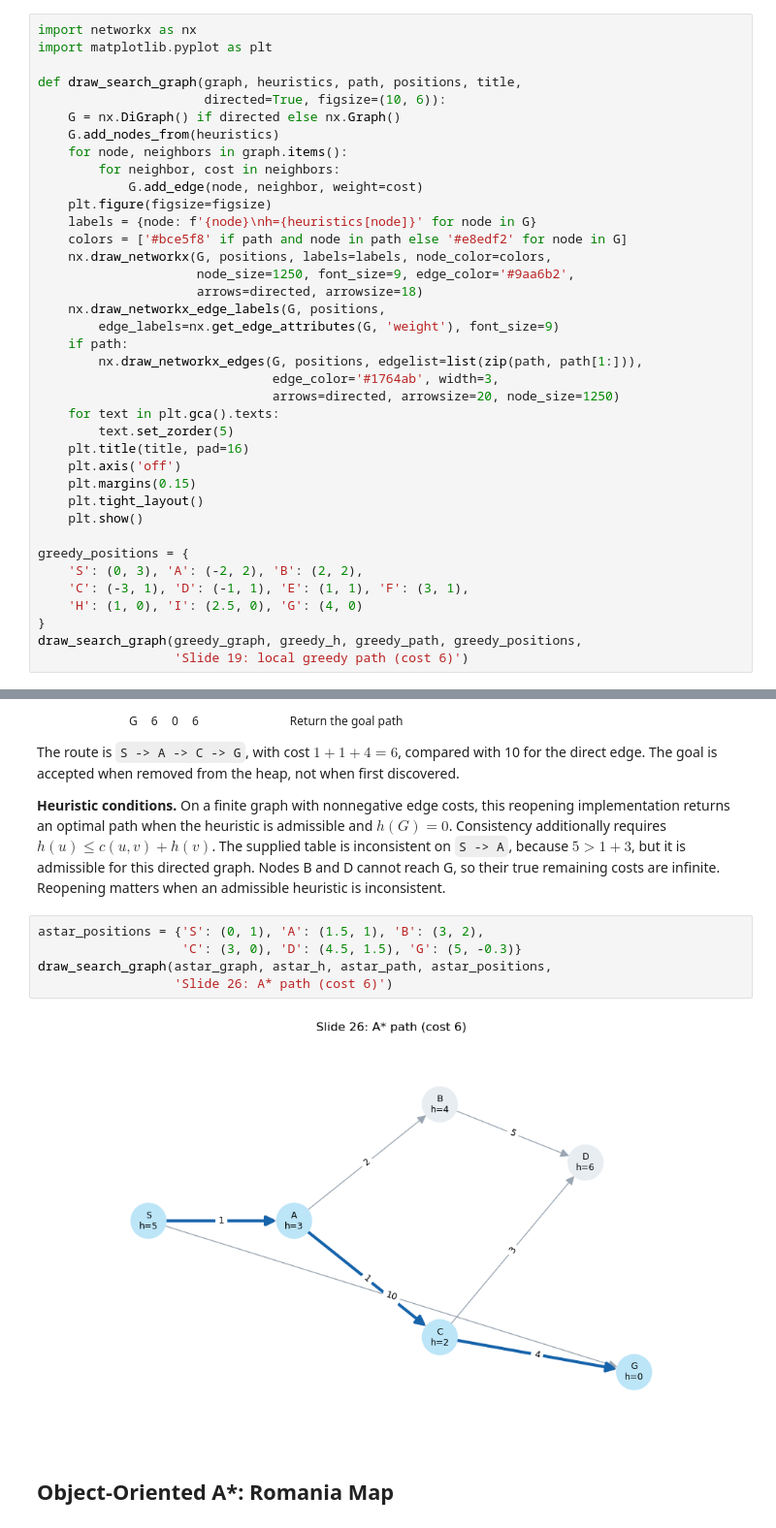
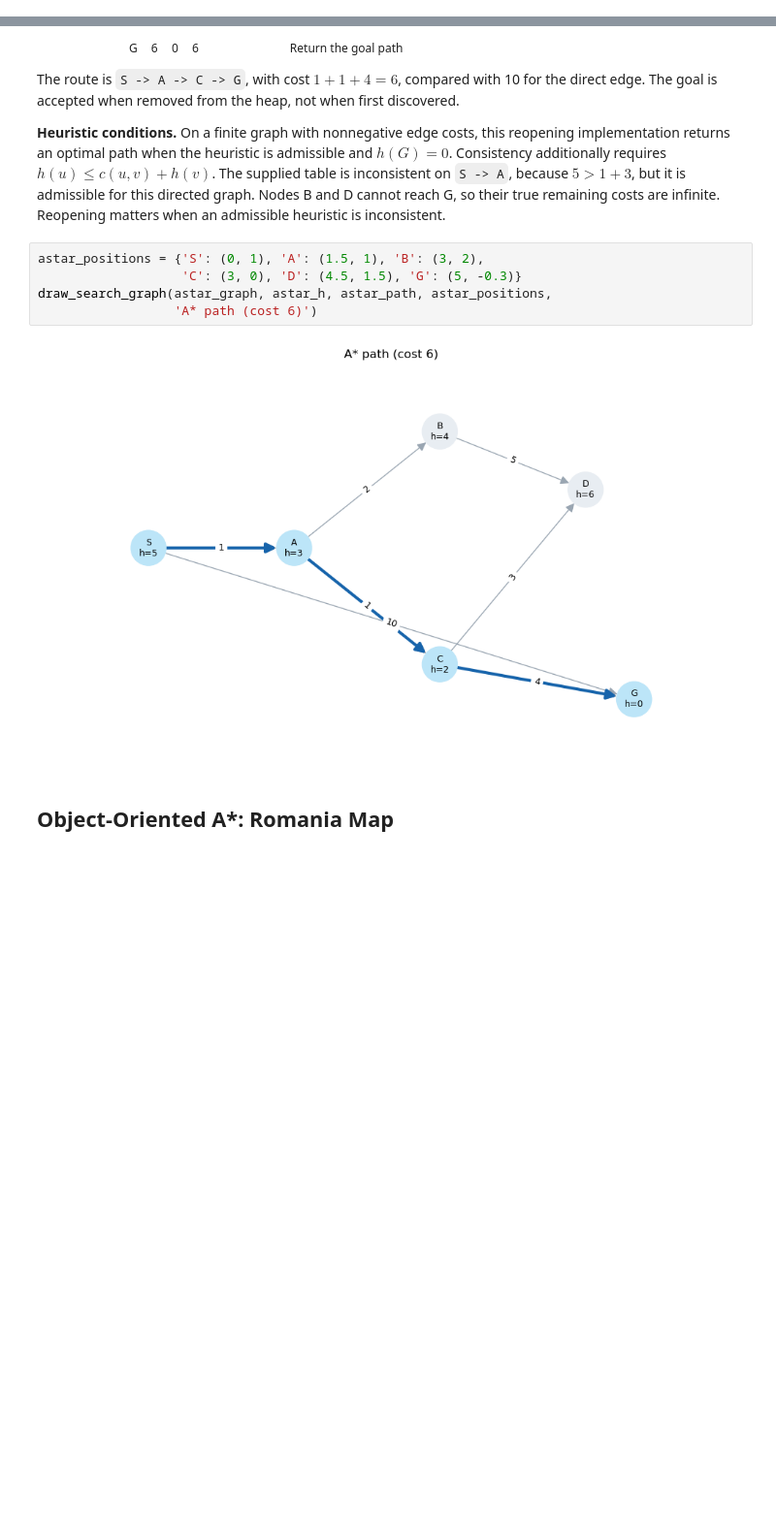
Before and after one commit to jalil-piran/AI, a Jupyter notebook: AI_2026.ipynb, the cells around one changed output, grey strips where cells are left out. Shown at 97% size. Saved outputs shown, nothing was run; the diff lists cells and outputs as text; blank space fills up the shorter version.

```diff
--- a/AI_2026.ipynb
+++ b/AI_2026.ipynb
@@ -379,38 +701,0 @@ The returned path is `S -> B -> F -> G`, with cost $2+1+3=6$. The costs are used
-# %%
-import networkx as nx
-import matplotlib.pyplot as plt
-
-def draw_search_graph(graph, heuristics, path, positions, title,
-                      directed=True, figsize=(10, 6)):
-    G = nx.DiGraph() if directed else nx.Graph()
-    G.add_nodes_from(heuristics)
-    for node, neighbors in graph.items():
-        for neighbor, cost in neighbors:
-            G.add_edge(node, neighbor, weight=cost)
-    plt.figure(figsize=figsize)
-    labels = {node: f'{node}\nh={heuristics[node]}' for node in G}
-    colors = ['#bce5f8' if path and node in path else '#e8edf2' for node in G]
-    nx.draw_networkx(G, positions, labels=labels, node_color=colors,
-                     node_size=1250, font_size=9, edge_color='#9aa6b2',
-                     arrows=directed, arrowsize=18)
-    nx.draw_networkx_edge_labels(G, positions,
-        edge_labels=nx.get_edge_attributes(G, 'weight'), font_size=9)
-    if path:
-        nx.draw_networkx_edges(G, positions, edgelist=list(zip(path, path[1:])),
-                               edge_color='#1764ab', width=3,
-                               arrows=directed, arrowsize=20, node_size=1250)
-    for text in plt.gca().texts:
-        text.set_zorder(5)
-    plt.title(title, pad=16)
-    plt.axis('off')
-    plt.margins(0.15)
-    plt.tight_layout()
-    plt.show()
-
-greedy_positions = {
-    'S': (0, 3), 'A': (-2, 2), 'B': (2, 2),
-    'C': (-3, 1), 'D': (-1, 1), 'E': (1, 1), 'F': (3, 1),
-    'H': (1, 0), 'I': (2.5, 0), 'G': (4, 0)
-}
-draw_search_graph(greedy_graph, greedy_h, greedy_path, greedy_positions,
-                  'Slide 19: local greedy path (cost 6)')
@@ -485,10 +1169,10 @@ The route is `S -> A -> C -> G`, with cost $1+1+4=6$, compared with 10 for the d
 # %%
 astar_positions = {'S': (0, 1), 'A': (1.5, 1), 'B': (3, 2),
                    'C': (3, 0), 'D': (4.5, 1.5), 'G': (5, -0.3)}
 draw_search_graph(astar_graph, astar_h, astar_path, astar_positions,
-                  'Slide 26: A* path (cost 6)')
+                  'A* path (cost 6)')
 # %% [output]
-[figure, old version]
+[figure, new version]
 # %% [markdown]
 ## Object-Oriented A*: Romania Map
 # %% [markdown]
```
Also changed, not shown: parts of 8 cells of this notebook.
